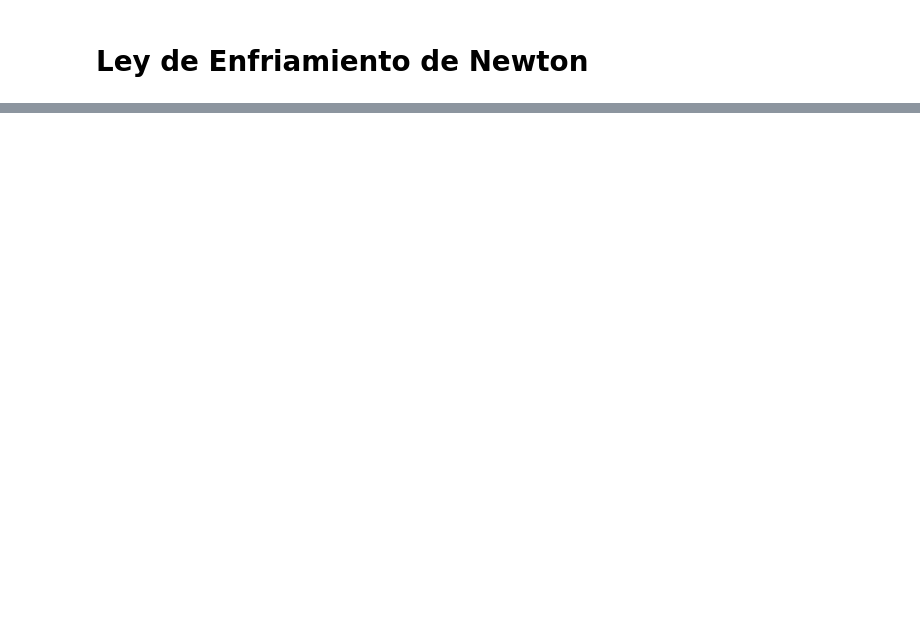
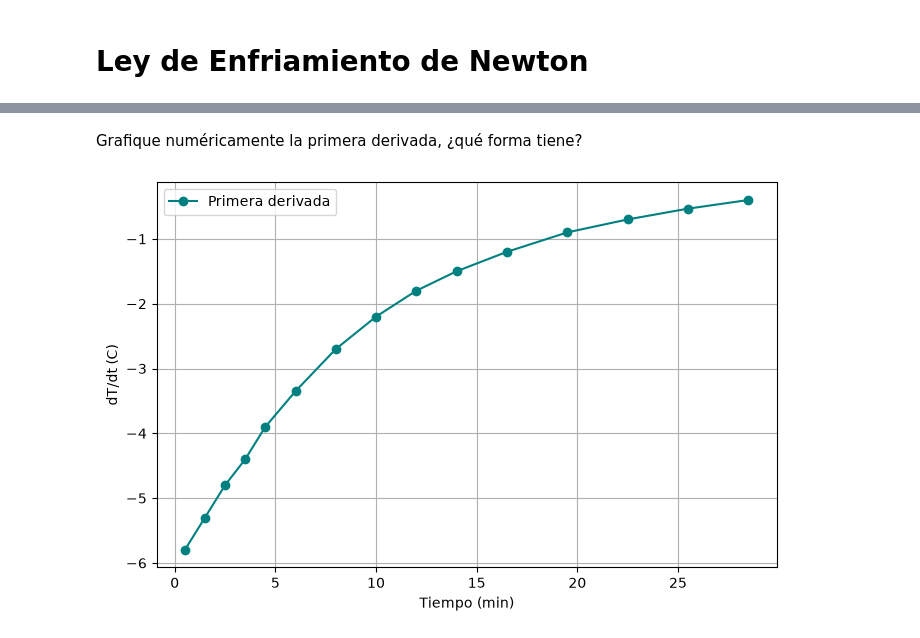
Before and after one commit to matquim/Practicas-Calculo-I, a Jupyter notebook: u5p4.ipynb, the cells around one changed output, grey strips where cells are left out. Saved outputs shown, nothing was run; the diff lists cells and outputs as text; code cells hidden in the pictures; blank space fills up the shorter version.

```diff
--- a/u5p4.ipynb
+++ b/u5p4.ipynb
@@ -172,0 +29,19 @@ plt.show()
+# %% [markdown]
+Grafique numéricamente la primera derivada, ¿qué forma tiene?
+# %%
+dT_dt = (T[1:] - T[0:-1]) / (t[1:] - t[0:-1])
+tm = (t[0:-1] + t[1:]) / 2
+
+plt.figure(figsize=(8, 5))
+
+plt.plot(tm, dT_dt, marker='o', color='teal', label='Primera derivada')
+
+plt.xlabel('Tiempo (min)')
+plt.ylabel('dT/dt (C)')
+
+plt.grid(True)
+
+plt.legend()
+plt.show()
+# %% [output]
+[figure, added]
```
Also changed, not shown: parts of 9 cells of this notebook.
